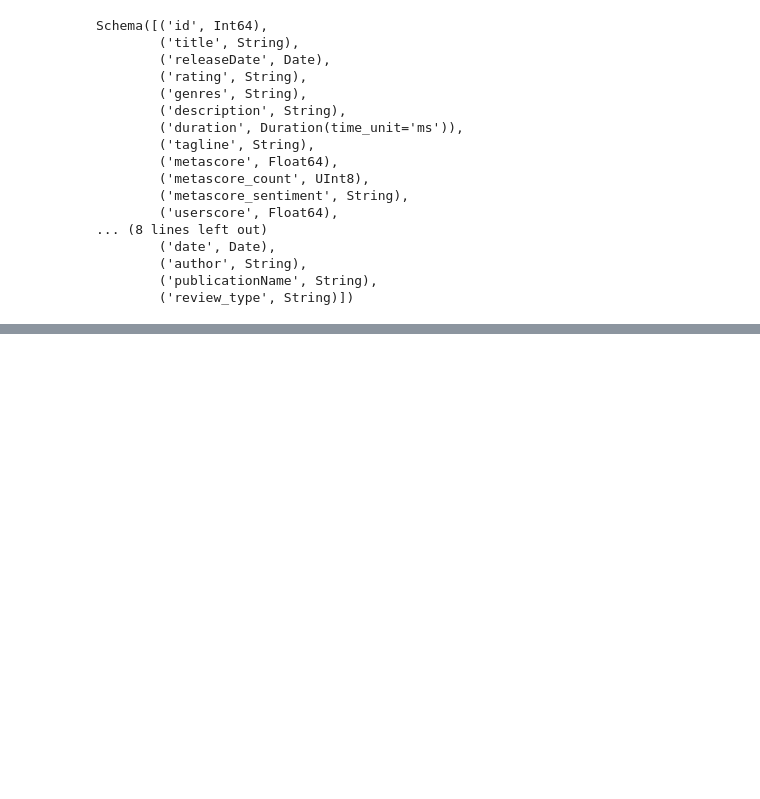
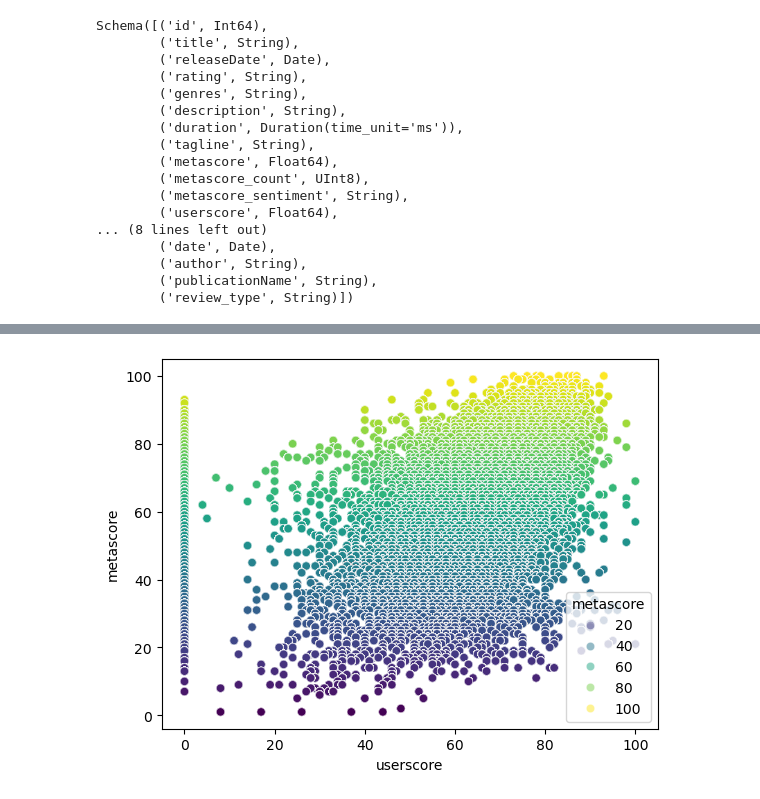
Before and after one commit to ZygimantasB/polars_library, a Jupyter notebook: kaggle/movies_new.ipynb, the cells around one changed output, grey strips where cells are left out. Cells and saved outputs as stored; diff of their text form; code cells hidden in the pictures; blank space fills up the shorter version.

```diff
--- a/kaggle/movies_new.ipynb
+++ b/kaggle/movies_new.ipynb
@@ -270,0 +299,13 @@ pie_with_labels
+# %%
+sns.scatterplot(
+    data=df_joined.to_pandas(),
+    x='userscore',
+    y='metascore',
+    hue='metascore',
+    palette='viridis',
+    alpha=0.5
+)
+
+plt.show()
+# %% [output]
+[figure, added]
```
Also changed, not shown: parts of 3 cells of this notebook.
